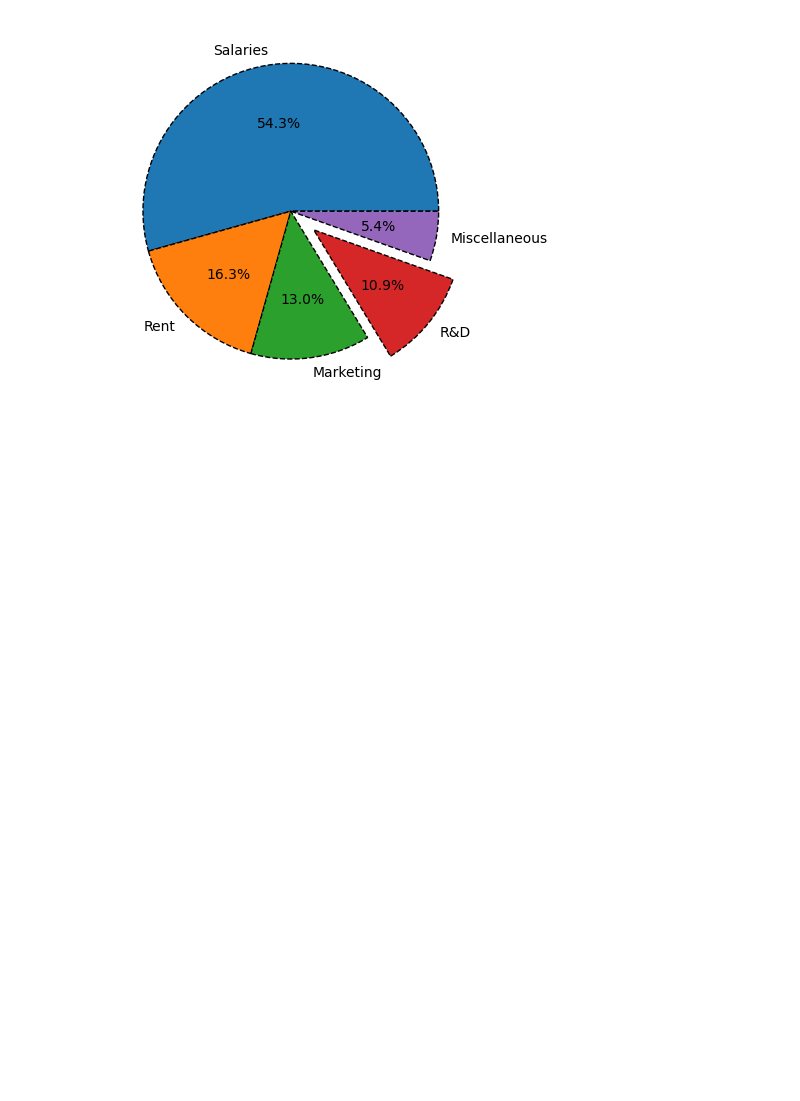
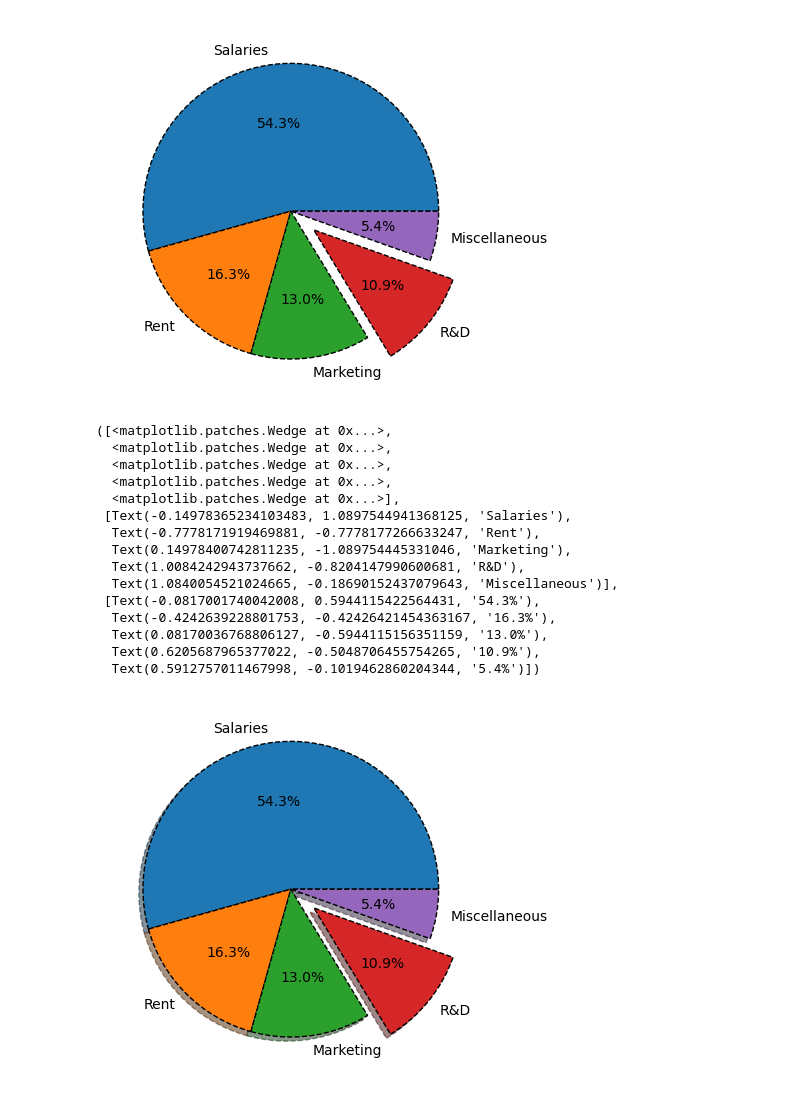
Before and after one commit to praveena-pawar/data-analysis-with-python, a Jupyter notebook: matplotlib/pie_charts.ipynb, the cells around one changed output. Cells and saved outputs as stored; diff of their text form; code cells hidden in the pictures; blank space fills up the shorter version.

Commit message:
practiced pie chart

```diff
--- a/matplotlib/pie_charts.ipynb
+++ b/matplotlib/pie_charts.ipynb
@@ -110,3 +110,37 @@ plt.pie(amounts, labels=expenses, autopct="%1.1f%%",
   Text(0.6205687965377022, -0.5048706455754265, '10.9%'),
   Text(0.5912757011467998, -0.1019462860204344, '5.4%')])
 [figure]
+# %%
+expenses = ["Salaries", "Rent", "Marketing", "R&D", "Miscellaneous"]
+amounts = [500, 150, 120, 100, 50]
+
+explod = [0, 0, 0, 0.2, 0]
+
+plt.pie(amounts, labels=expenses, autopct="%1.1f%%",
+        wedgeprops={
+            "edgecolor":"black",
+            "linewidth":1,
+            "linestyle":"--"
+        },
+        explode=explod,
+        startangle=360,
+        shadow=True
+
+       )
+# %% [output]
+([<matplotlib.patches.Wedge at 0x...>,
+  <matplotlib.patches.Wedge at 0x...>,
+  <matplotlib.patches.Wedge at 0x...>,
+  <matplotlib.patches.Wedge at 0x...>,
+  <matplotlib.patches.Wedge at 0x...>],
+ [Text(-0.14978365234103483, 1.0897544941368125, 'Salaries'),
+  Text(-0.7778171919469881, -0.7778177266633247, 'Rent'),
+  Text(0.14978400742811235, -1.089754445331046, 'Marketing'),
+  Text(1.0084242943737662, -0.8204147990600681, 'R&D'),
+  Text(1.0840054521024665, -0.18690152437079643, 'Miscellaneous')],
+ [Text(-0.0817001740042008, 0.5944115422564431, '54.3%'),
+  Text(-0.4242639228801753, -0.42426421454363167, '16.3%'),
+  Text(0.08170036768806127, -0.5944115156351159, '13.0%'),
+  Text(0.6205687965377022, -0.5048706455754265, '10.9%'),
+  Text(0.5912757011467998, -0.1019462860204344, '5.4%')])
+[figure, added]
```
